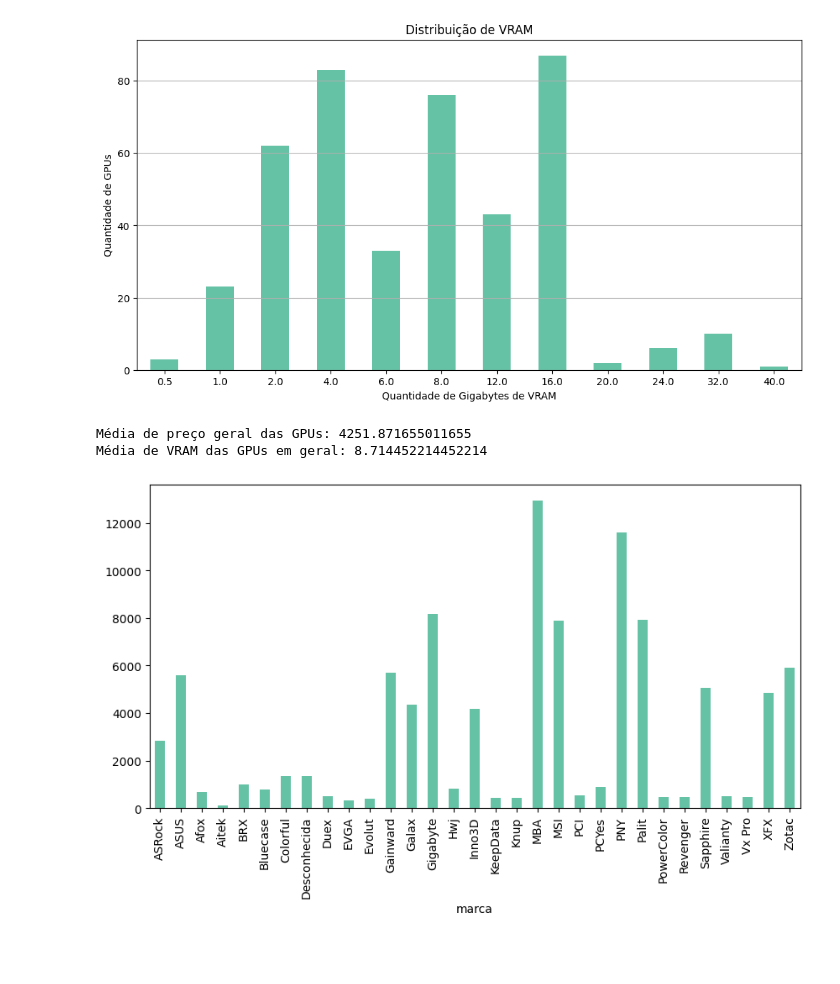
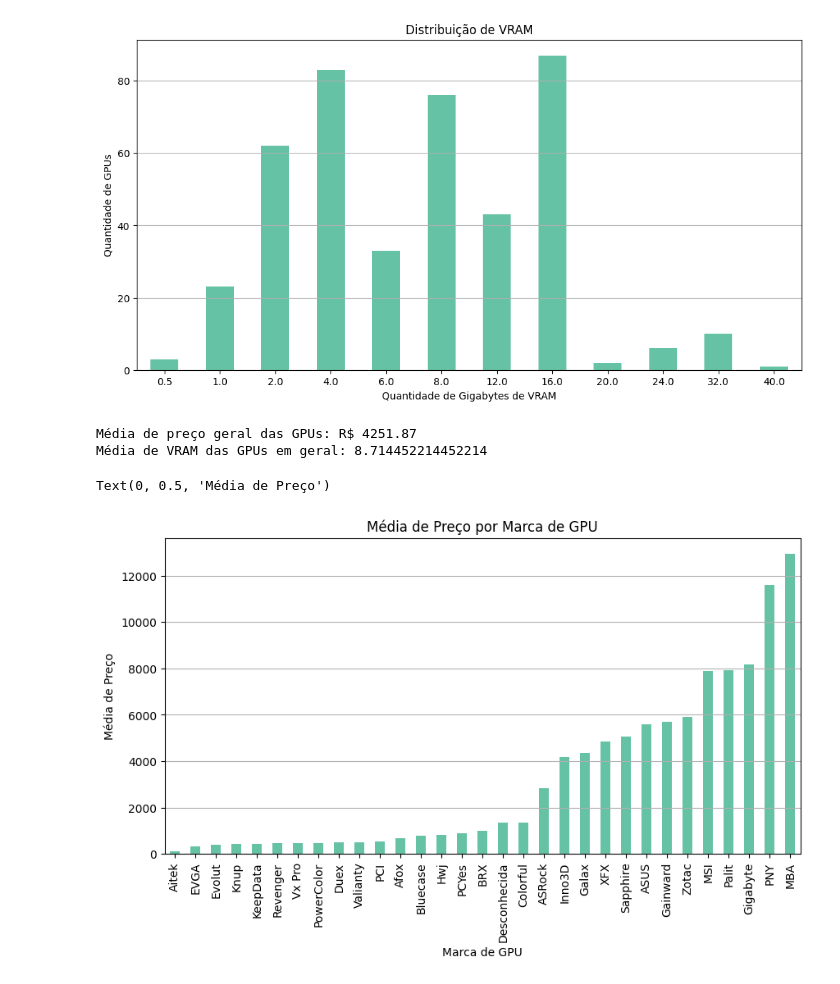
Before and after one commit to IIIgorMoura/web_scraping_dinamico, a Jupyter notebook: analise.ipynb, the cells around one changed output. Saved outputs shown, nothing was run; the diff lists cells and outputs as text; code cells hidden in the pictures; blank space fills up the shorter version.

```diff
--- a/analise.ipynb
+++ b/analise.ipynb
@@ -123,21 +123,22 @@ plt.show()
 # %%
 # media de preço
 media_preco = df['preco'].mean()
-print(f'Média de preço geral das GPUs: {media_preco}')
+print(f'Média de preço geral das GPUs: R$ {media_preco:.2F}')
 
 # media de VRAM
 media_vram = df['memoria_gb'].mean()
 print(f'Média de VRAM das GPUs em geral: {media_vram}')
-
-# media de preço por marca
-media_preco_marca = df.groupby('marca')['preco'].mean().sort_values()
-media_preco_marca.plot(kind='bar', figsize=(10,5), colormap='Set2')
-
-# media de VRAM por marca
-media_vram_marca = df.groupby('marca')['memoria_gb'].mean()
-
-# relacao de preco por VRAM
 # %% [output]
-Média de preço geral das GPUs: 4251.871655011655
+Média de preço geral das GPUs: R$ 4251.87
 Média de VRAM das GPUs em geral: 8.714452214452214
-[figure, removed]
+# %%
+# media de preço por marca
+media_preco_marca = df.groupby('marca')['preco'].mean().sort_values()
+media_preco_marca.plot(kind='bar', figsize=(10,5), colormap='Set2')
+plt.grid(axis='y')
+plt.title('Média de Preço por Marca de GPU')
+plt.xlabel('Marca de GPU')
+plt.ylabel('Média de Preço')
+# %% [output]
+Text(0, 0.5, 'Média de Preço')
+[figure, added]
```
Also changed, not shown: parts of 1 cell of this notebook.
